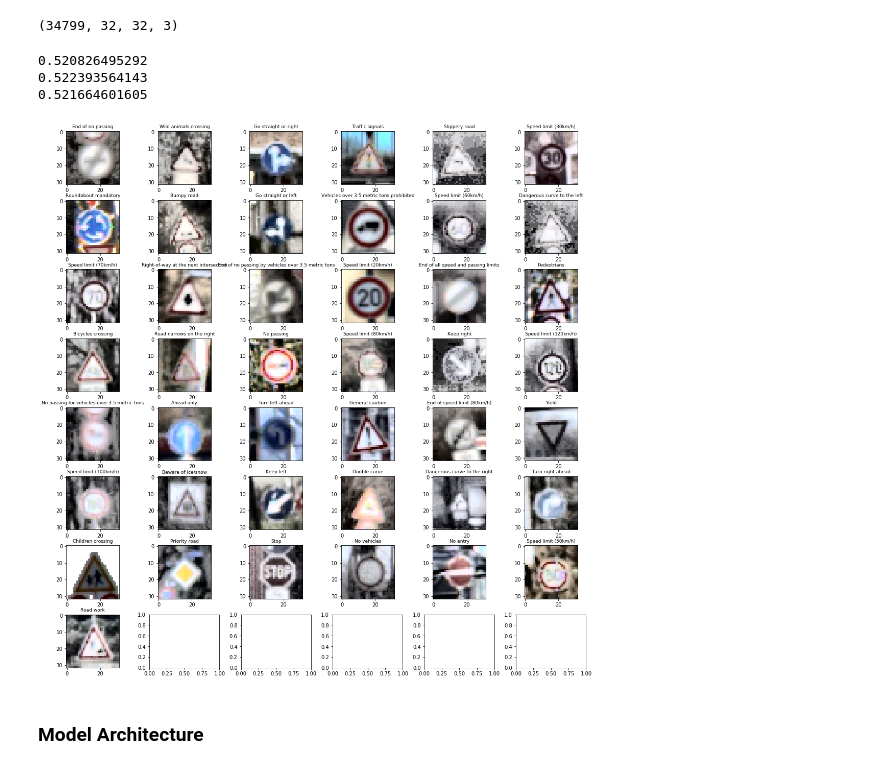
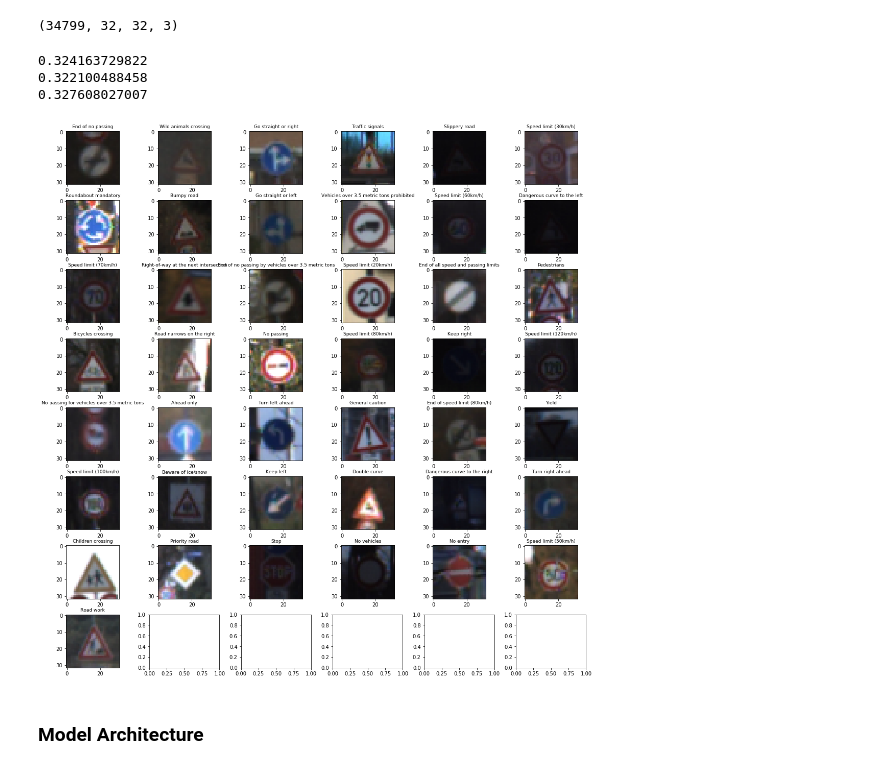
Before and after one commit to drugescu/traffic-sign-classifier, a Jupyter notebook: Traffic_Sign_Classifier.ipynb, the cells around one changed output. Cells and saved outputs as stored; diff of their text form; code cells hidden in the pictures.

```diff
--- a/Traffic_Sign_Classifier.ipynb
+++ b/Traffic_Sign_Classifier.ipynb
@@ -324,43 +324,43 @@ def process(dataset):
         img_yuv = cv2.cvtColor(np.copy(sign), cv2.COLOR_BGR2YUV)
 
         # equalize the histogram of the Y channel
-        img_yuv[ : , : , 0] = cv2.equalizeHist(img_yuv[ : , : , 0])
+        #img_yuv[ : , : , 0] = cv2.equalizeHist(img_yuv[ : , : , 0])
 
         # convert the YUV image back to RGB format
         back_to_rgb = cv2.cvtColor(img_yuv, cv2.COLOR_YUV2BGR)
 
         # Pipeline - normalization
         norm = normalize(back_to_rgb)
 
         # Pipeline - reshape
         img_output = norm
 
         # Append to processed set
         final_set.append(img_output)
 
     return final_set
 
 # Normalize Sets set
 X_train_proc = np.copy(process(X_train))
 X_test_proc  = np.copy(process(X_test))
 X_valid_proc = np.copy(process(X_valid))
 
 # Means after normalization
 print(np.mean(X_train_proc))
 print(np.mean(X_test_proc))
 print(np.mean(X_valid_proc))
 
 # Normalize samples
 norm_samples = process(samples)
 
 # Visualize samples again
 visualize_samples(norm_samples)
 #plt.imshow(samples[6])
 # %% [output]
-0.520826495292
-0.522393564143
-0.521664601605
+0.324163729822
+0.322100488458
+0.327608027007
-[figure, old version]
+[figure, new version]
 # %% [markdown]
 ### Model Architecture
 # %%
```
Also changed, not shown: parts of 2 cells of this notebook, 14 other files.
